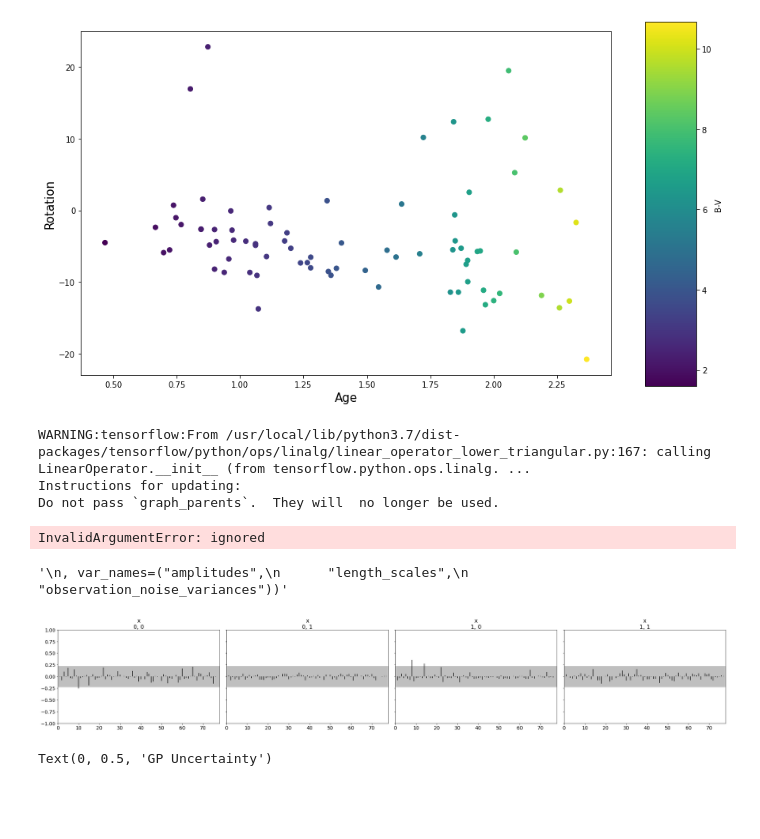
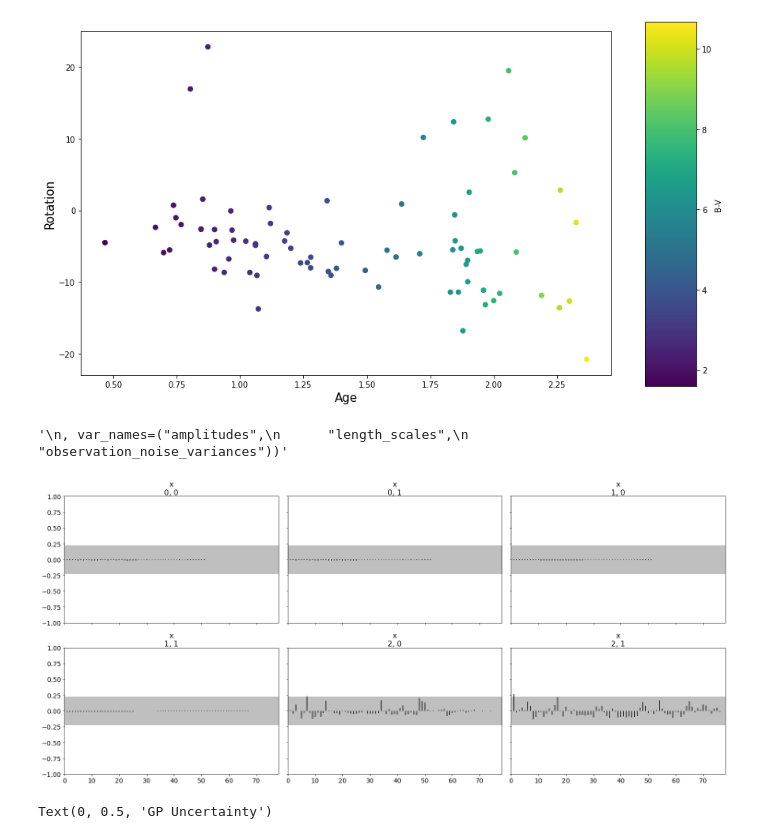
Before and after one commit to ni-phy/year4-project, a Jupyter notebook: Nikolas/gyrochronology/age_tfp_hmc.ipynb, the cells around one changed output. Cells and saved outputs as stored; diff of their text form; code cells hidden in the pictures; blank space fills up the shorter version.

Commit message:
fixed AC graphs, step size, new % chng hmc latent

```diff
--- a/Nikolas/gyrochronology/age_tfp_hmc.ipynb
+++ b/Nikolas/gyrochronology/age_tfp_hmc.ipynb
@@ -162,8 +175,8 @@ noise_variance = p_error**0.5
 sigma_init = 0.1*(max(Y) - min(Y))**0.5
 l_scale = 4*(max(X2) - min(X2))
 gaussian_process_model = tfd.JointDistributionSequential([
-  tfd.LogNormal(sigma_init*np.ones(shape), np.float64(.0001)),
-  tfd.LogNormal(l_scale*np.ones(shape), np.float64(.0001)),
+  tfd.LogNormal(sigma_init*np.ones(shape), np.float64(.00001)),
+  tfd.LogNormal(l_scale*np.ones(shape), np.float64(.00001)),
   tfd.LogNormal(observation_index_points, observation_index_error),
   # tfd.Normal(X2.reshape(-1), 0.04*X1.reshape(-1)),
   # tfd.Normal(X3.reshape(-1), 0.04*X1.reshape(-1)),
@@ -179,21 +192,21 @@ initial_chain_states = [
     # tf.convert_to_tensor(X3.reshape(-1), dtype=np.float64, name='observations3_')]
 
 initial_steps = [
-    5e-5* tf.ones(shape, dtype=np.float64),
-    5e-5* tf.ones(shape, dtype=np.float64),
-    0.5*tf.convert_to_tensor(observation_index_error, dtype=np.float64)]
+    5e-6* tf.ones(shape, dtype=np.float64),
+    5e-6* tf.ones(shape, dtype=np.float64),
+    tf.convert_to_tensor(observation_index_error, dtype=np.float64)]
 
 unconstraining_bijectors = [
     tfp.bijectors.Softplus(),
-    #tfp.bijectors.Softplus(),
+    tfp.bijectors.Softplus(),
     # tfp.bijectors.Softplus(),
     tfp.bijectors.Softplus()]
 
 def unnormalized_log_posterior(*args):
   return gaussian_process_model.log_prob(*args, x=observations)
 
-num_results = 50
-num_burnin_steps =1000
+num_results = 500
+num_burnin_steps = 5000
 @tf.function
 # def run_mcmc():
 #   return tfp.mcmc.sample_chain(
@@ -218,7 +231,7 @@ def run_mcmc():
       kernel = tfp.mcmc.NoUTurnSampler(
               target_log_prob_fn=unnormalized_log_posterior,
               step_size=initial_steps,
-              unrolled_leapfrog_steps=4, parallel_iterations=1))
+              unrolled_leapfrog_steps=4, parallel_iterations=2))
 #   kernel=tfp.mcmc.SimpleStepSizeAdaptation(
 # def run_mcmc():
 #   return tfp.mcmc.sample_chain(
@@ -241,7 +254,7 @@ def run_mcmc():
 ], is_accepted = run_mcmc()
 
 
-print("Acceptance rate: {}".format(np.mean(is_accepted)))
+#print("Acceptance rate: {}".format(np.mean(is_accepted)))
 #observation_index_points = np.dstack([observations1_.numpy()[0], observations2_.numpy()[0], observations3_.numpy()[0]]).reshape(-1,3)
 observation_index_points_1 = np.mean(observations1_,axis=0)#np.dstack([observations1_.numpy()[0], observations2_.numpy()[0], observations3_.numpy()[0]]).reshape(-1,3)
 observations_l = np.array(p) - mean_fn(observation_index_points[:,0], r.t2bv(10**observation_index_points[:,1]), a, b, c, d)
@@ -262,8 +275,3 @@ var = np.array(gp.variance())
 # ==> 10 independently drawn, noisy joint samples at `index_points`
 t2 = time.perf_counter()
 print()
-# %% [output]
-WARNING:tensorflow:From /usr/local/lib/python3.7/dist-packages/tensorflow/python/ops/linalg/linear_operator_lower_triangular.py:167: calling LinearOperator.__init__ (from tensorflow.python.ops.linalg. ...
-Instructions for updating:
-Do not pass `graph_parents`.  They will  no longer be used.
-InvalidArgumentError: ignored
@@ -284,15 +278,15 @@ var = np.array(gp.variance())
 # %%
 var1 = np.array([
       amplitudes[0],
-      length_scales[0],])
+      length_scales[0], observations1_[0]])
 az.plot_autocorr(var1)
 '''
 , var_names=("amplitudes",
       "length_scales",
       "observation_noise_variances"))'''
 # %% [output]
 '\n, var_names=("amplitudes",\n      "length_scales",\n      "observation_noise_variances"))'
-[figure, old version]
+[figure, new version]
 # %%
 numElems = len(Y)
 sample = samples[0] + mean_fn(observation_index_points[:,0], r.t2bv(10**(np.array(observation_index_points[:,1]))), a ,b ,c ,d)
```
Also changed, not shown: parts of 14 cells of this notebook.
